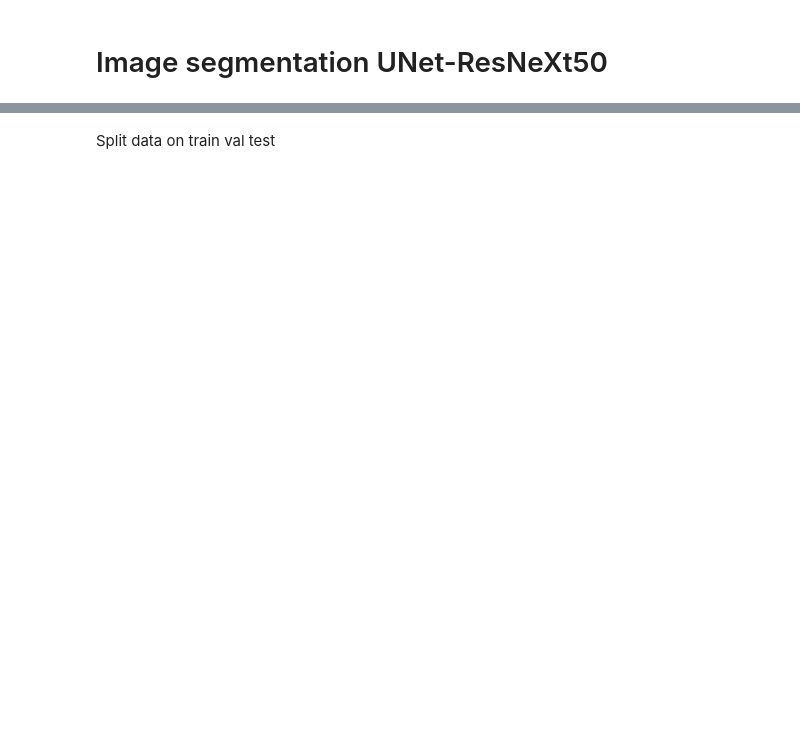
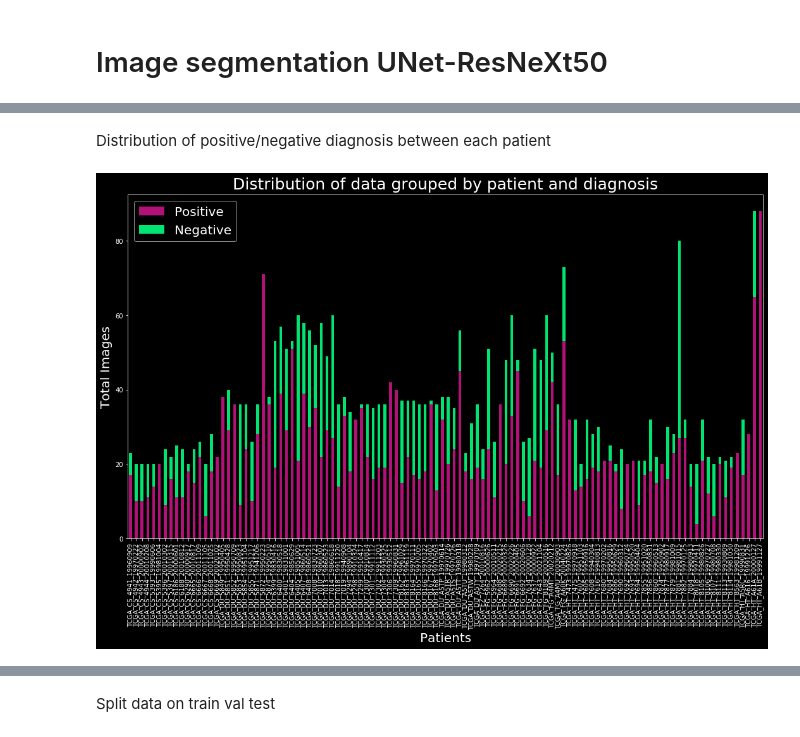
Before and after one commit to mofadel/brain_tumor_detection, a Jupyter notebook: Brain_mri _RESTNET_UNET_MODEL.ipynb, the cells around one changed output, grey strips where cells are left out. Saved outputs shown, nothing was run; the diff lists cells and outputs as text; code cells hidden in the pictures; blank space fills up the shorter version.

```diff
--- a/Brain_mri _RESTNET_UNET_MODEL.ipynb
+++ b/Brain_mri _RESTNET_UNET_MODEL.ipynb
@@ -124,0 +23,11 @@ device = torch.device('cuda:0' if torch.cuda.is_available() else 'cpu')
+# %%
+# Path to all data
+DATA_PATH = "/kaggle/input/lgg-mri-segmentation/kaggle_3m/"
+
+# File path line length images for later sorting
+BASE_LEN = 89 # len(/kaggle/input/lgg-mri-segmentation/kaggle_3m/TCGA_DU_6404_19850629/TCGA_DU_6404_19850629_ <-!!!43.tif)
+END_IMG_LEN = 4 # len(/kaggle/input/lgg-mri-segmentation/kaggle_3m/TCGA_DU_6404_19850629/TCGA_DU_6404_19850629_43 !!!->.tif)
+END_MASK_LEN = 9 # (/kaggle/input/lgg-mri-segmentation/kaggle_3m/TCGA_DU_6404_19850629/TCGA_DU_6404_19850629_43 !!!->_mask.tif)
+
+# img size
+IMG_SIZE = 512
@@ -124,0 +146,23 @@ device = torch.device('cuda:0' if torch.cuda.is_available() else 'cpu')
+# %% [markdown]
+Distribution of positive/negative diagnosis between each patient
+# %%
+# Data
+patients_by_diagnosis = df.groupby(['patient', 'diagnosis'])['diagnosis'].size().unstack().fillna(0)
+patients_by_diagnosis.columns = ["Positive", "Negative"]
+
+# Plot
+ax = patients_by_diagnosis.plot(kind='bar',stacked=True,
+                                figsize=(18, 10),
+                                color=["mediumvioletred", "springgreen"],
+                                alpha=0.9)
+ax.legend(fontsize=20);
+ax.set_xlabel('Patients',fontsize = 20)
+ax.set_ylabel('Total Images', fontsize = 20)
+ax.set_title("Distribution of data grouped by patient and diagnosis",fontsize = 25, y=1.005)
+
+# Annotations
+"""for i, rows in enumerate(patients_by_diagnosis.values):
+    plt.annotate(int(rows[0]), xy=(i, rows[0]+1), rotation=90, color="white")
+    plt.annotate(int(rows[1]), xy=(i, rows[1]+1), rotation=90, color="aqua")""";
+# %% [output]
+[figure, added]
```
Also changed, not shown: parts of 66 cells of this notebook.
